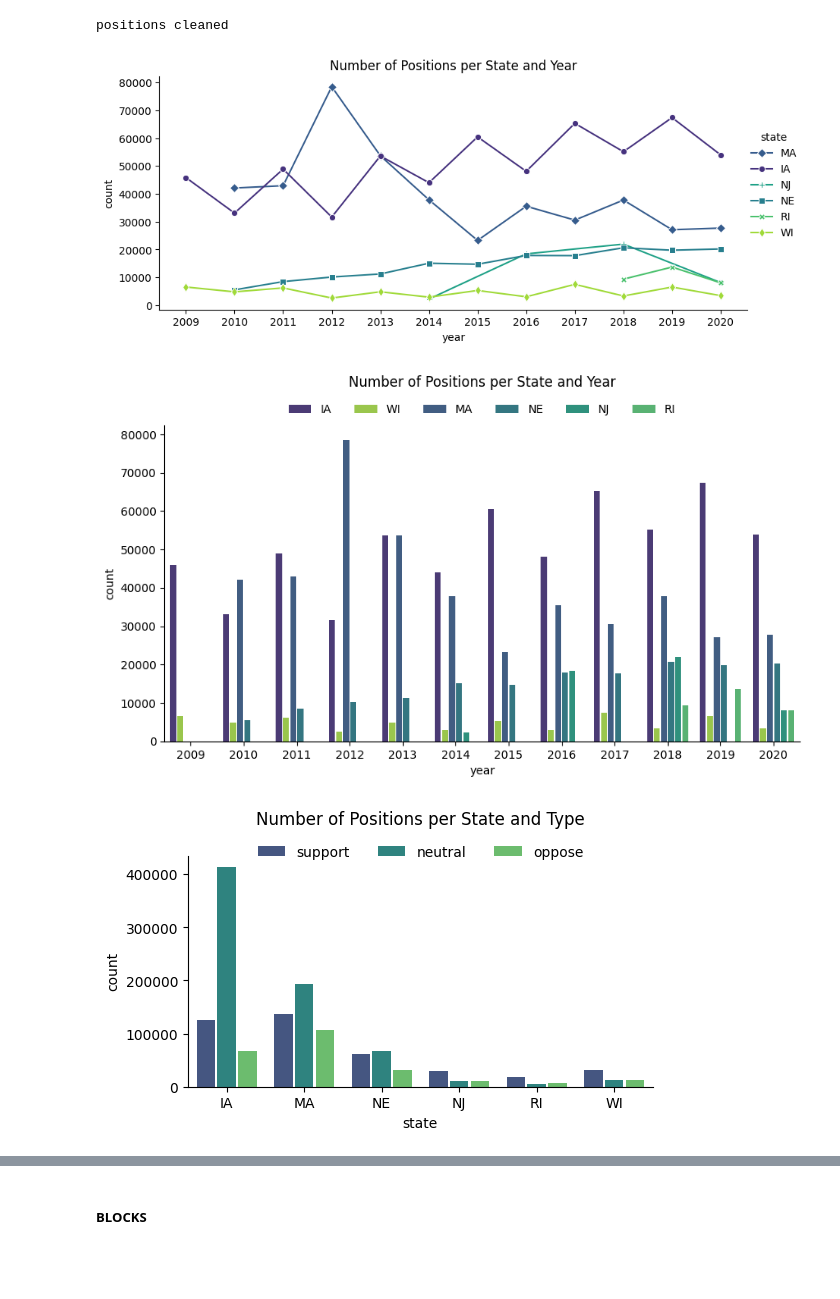
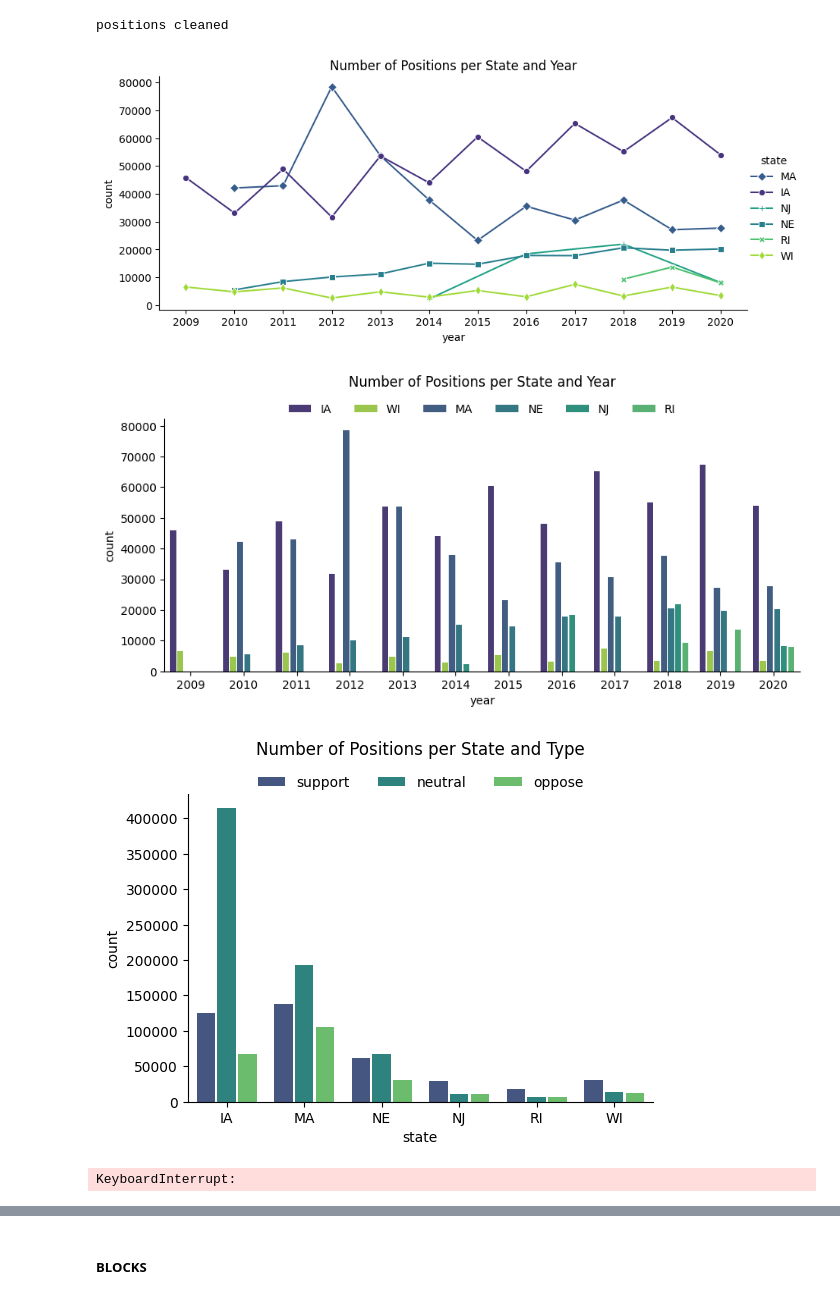
Before and after one commit to lrahbek/DPF_exam, a Jupyter notebook: src/eda.ipynb, the cells around one changed output, grey strips where cells are left out. Drawn from its saved outputs; the diff is of its cells as text; code cells hidden in the pictures; blank space fills up the shorter version.

```diff
--- a/src/eda.ipynb
+++ b/src/eda.ipynb
@@ -169,31 +166,31 @@ fig, ax = plt.subplots(figsize=(10, 4))
 p = sns.lineplot(data = positions_sub.value_counts(["state", "year"]).to_frame().reset_index(),
                  x = "year", y = "count", hue = "state", palette= states_palette, style="state",
                  markers=states_markers, dashes=False)
-sns.move_legend(p, "upper right", bbox_to_anchor=(1.1, 0.8),  frameon = False)
+sns.move_legend(p, "upper right", bbox_to_anchor=(1.1, 0.7),  frameon = False)
 sns.despine()
 ax.set_title('Number of Positions per State and Year')
 plt.xticks([2009., 2010., 2011., 2012., 2013., 2014., 2015., 2016., 2017., 2018., 2019., 2020.],
            ['2009', '2010', '2011', '2012', '2013', '2014', '2015','2016','2017','2018','2019','2020'])
 plt.savefig("../out/figs/positions_lineplot.png", bbox_inches='tight', dpi=1000)
 # %% [output]
-[figure, old version]
+[figure, new version]
 # %%
 #PLOT: COUNT (BARPLOT)
-fig, ax = plt.subplots(figsize=(10, 5))
+fig, ax = plt.subplots(figsize=(10, 4))
 p = sns.countplot(positions_sub, x="year", hue="state", stat="count", palette=states_palette, gap=.15)
 sns.move_legend(p, "upper center", bbox_to_anchor=(0.5, 1.1), ncol=6,  frameon=False, title=None)
 ax.set_title('Number of Positions per State and Year', y = 1.1)
 sns.despine()
 plt.savefig("../out/figs/positions_barplot.png", bbox_inches='tight', dpi=1000)
 # %% [output]
-[figure, old version]
+[figure, new version]
 # %%
 # PLOT: POSITIONS TYPE
-fig, ax = plt.subplots(figsize=(6, 3))
+fig, ax = plt.subplots(figsize=(6, 4))
 p = sns.countplot(positions_sub, x="state", hue="position_numeric", stat="count", palette="viridis", gap =.1)
 sns.move_legend(p, "upper center",  bbox_to_anchor=(0.5, 1.1), ncol=3,  frameon = False, title=None)
 ax.set_title('Number of Positions per State and Type', y=1.1)
 sns.despine()
 plt.savefig("../out/figs/position_type.png", bbox_inches='tight', dpi=1000)
 # %% [output]
-[figure, old version]
+[figure, new version]
@@ -199,0 +199,9 @@ plt.savefig("../out/figs/position_type.png", bbox_inches='tight', dpi=1000)
+# %%
+sns.catplot(data=pos_counts, y="state", x="position_count", row="state",
+            kind="swarm", hue="state", palette= states_palette,
+            #sharex = False,
+            sharey=False, height=2, aspect=7,
+            #showfliers=False
+            )
+# %% [output]
+KeyboardInterrupt:
```
Also changed, not shown: parts of 6 cells of this notebook, 11 other files.
